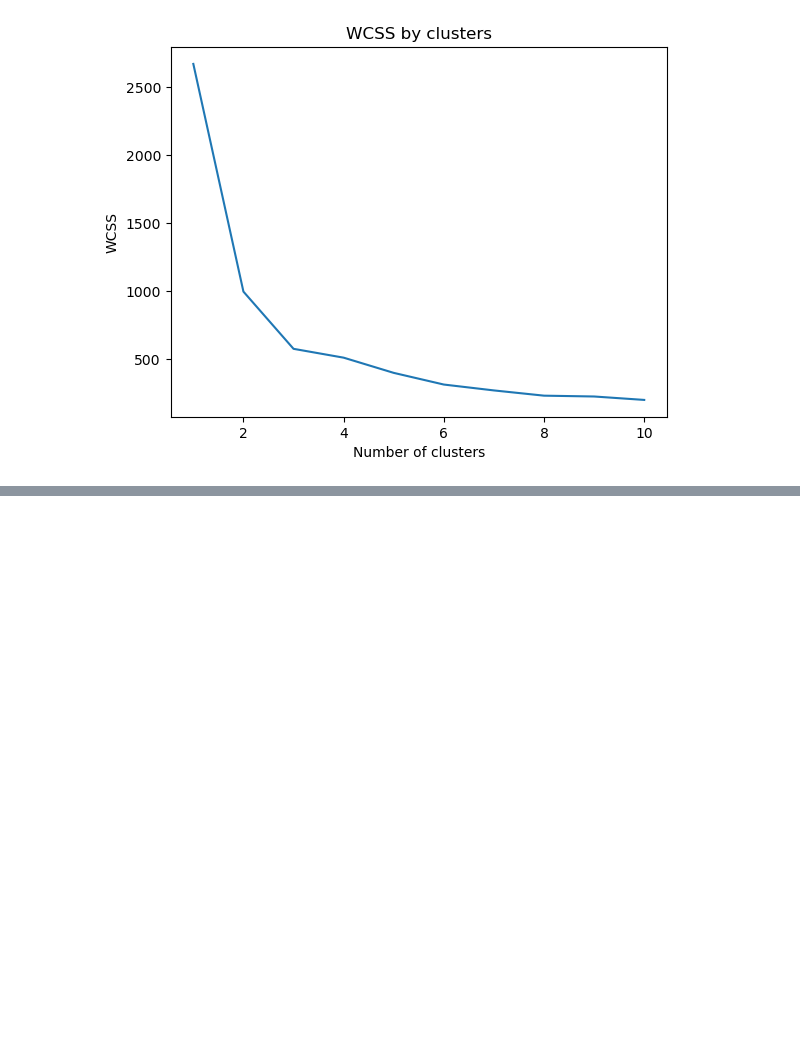
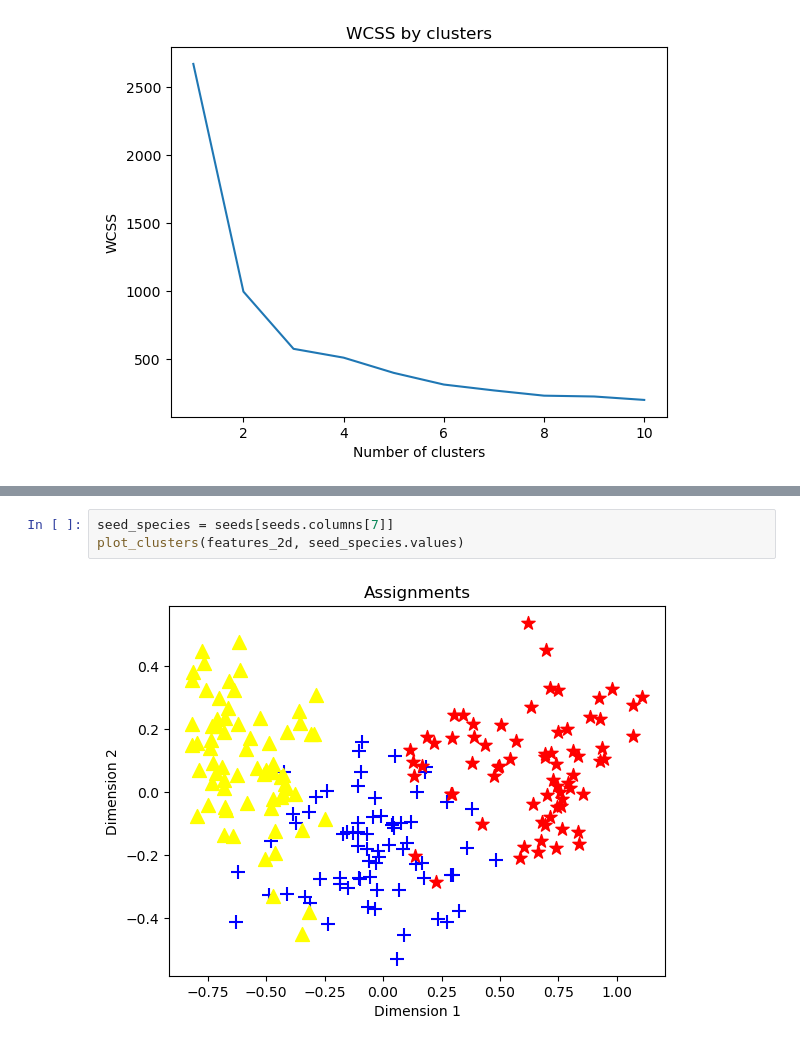
Before and after one commit to Tharun37yeee/ML_basics_practice, a Jupyter notebook: clustering.ipynb, the cells around one changed output, grey strips where cells are left out. Drawn from its saved outputs; the diff is of its cells as text; blank space fills up the shorter version.

```diff
--- a/clustering.ipynb
+++ b/clustering.ipynb
@@ -84,0 +120,5 @@ plt.show()
+# %%
+seed_species = seeds[seeds.columns[7]]
+plot_clusters(features_2d, seed_species.values)
+# %% [output]
+[figure, added]
```
Also changed, not shown: parts of 7 cells of this notebook.
